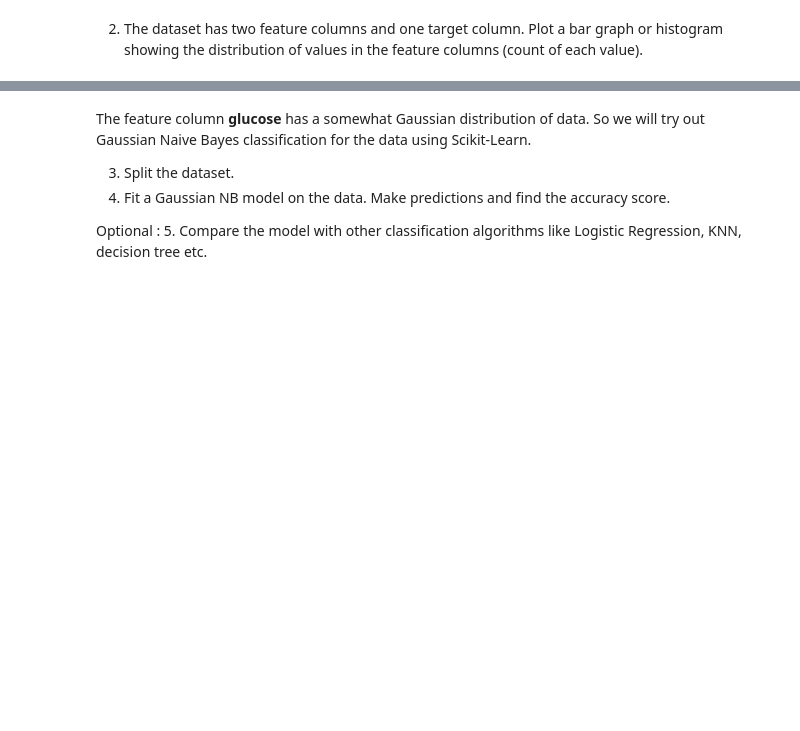
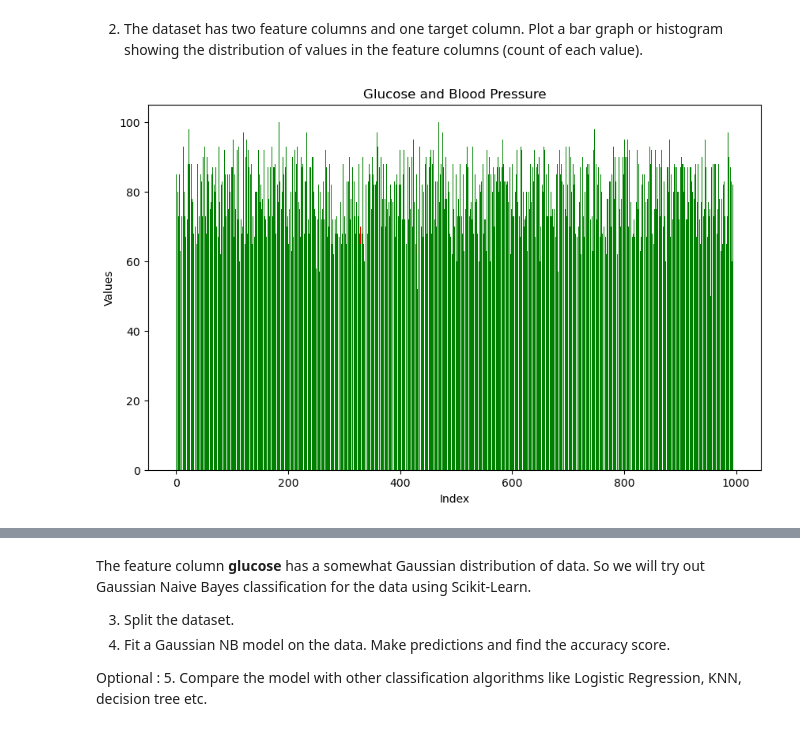
Before and after one commit to Intro-to-ML-and-DL/Intro-to-ML-and-DL, a Jupyter notebook: Week 4/Assignment/Stamatics_Assignment3.ipynb, the cells around one changed output, grey strips where cells are left out. Drawn from its saved outputs; the diff is of its cells as text; code cells hidden in the pictures; blank space fills up the shorter version.

```diff
--- a/Week 4/Assignment/Stamatics_Assignment3.ipynb
+++ b/Week 4/Assignment/Stamatics_Assignment3.ipynb
@@ -10,2 +27,27 @@ The dataset **diabetes_classification.csv** has 3 columns and 995 entries with t
 # %% [markdown]
 2. The dataset has two feature columns and one target column. Plot a bar graph or histogram showing the distribution of values in the feature columns (count of each value).
+# %%
+import pandas as pd
+import numpy as np
+import matplotlib.pyplot as plt
+
+df = pd.read_csv('diabetes.csv')
+
+# Define the dimensions for the bar plots
+fig, ax = plt.subplots(figsize=(10, 6))
+
+# Plotting the bar chart for 'glucose' column with red color
+ax.bar(df.index, df['glucose'], color='red')
+
+# Plotting the bar chart for 'bloodpressure' column with blue color
+ax.bar(df.index, df['bloodpressure'], color='green')
+
+# Adding labels and titles
+ax.set_xlabel('Index')
+ax.set_ylabel('Values')
+ax.set_title('Glucose and Blood Pressure')
+
+# Display the plot
+plt.show()
+# %% [output]
+[figure, added]
```
Also changed, not shown: parts of 3 cells of this notebook.
